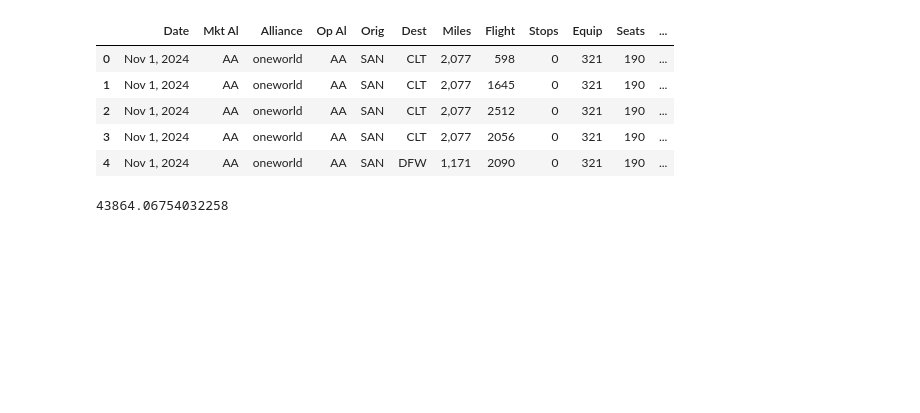
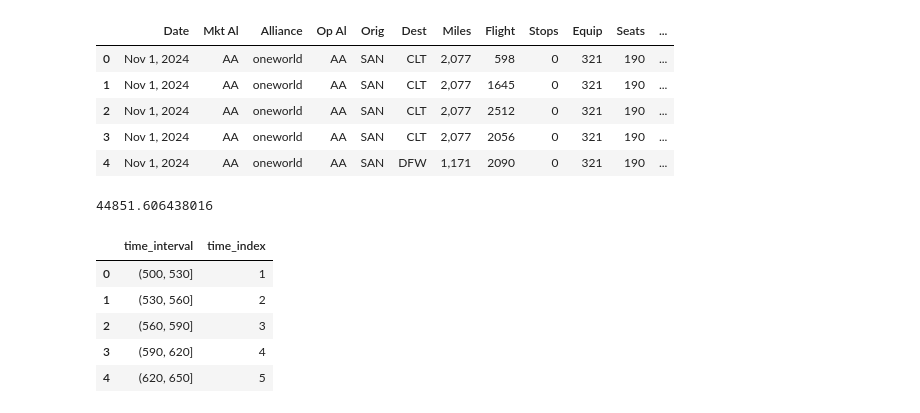
Before and after one commit to wsp-sag/Survey_Airport, a Jupyter notebook: notebooks/09-flight-time-of-day-comparisons.ipynb, the cells around one changed output. Drawn from its saved outputs; the diff is of its cells as text; code cells hidden in the pictures; blank space fills up the shorter version.

```diff
--- a/notebooks/09-flight-time-of-day-comparisons.ipynb
+++ b/notebooks/09-flight-time-of-day-comparisons.ipynb
@@ -59,9 +59,32 @@ departures_df.head()
 | 4 | Nov 1, 2024 | AA | oneworld | AA | SAN | DFW | 1,171 | 2090 | 0 | 321 | 190 | ... |
 # %%
 departures_df["binned_departure"] = pd.cut(departures_df["Dep Time"], bins=bin_edges, include_lowest=False)
-departures_summed_df = departures_df.groupby(["binned_departure", "Date"], observed=True)["Seats"].sum().reset_index()
-departures_mean_df = departures_summed_df.groupby(["binned_departure"], observed=True)["Seats"].mean().reset_index()
-departures_mean_df.columns = ["time_interval", "observed_mean_departure_seats"]
+departures_summed_df = departures_df.groupby(["binned_departure", "Date", "Dep Term"], observed=True)["Seats"].sum().reset_index()
+departures_mean_df = departures_summed_df.groupby(["binned_departure", "Dep Term"], observed=True)["Seats"].mean().reset_index()
+departures_mean_df.columns = ["time_interval", "terminal", "observed_mean_departure_seats"]
 sum(departures_mean_df["observed_mean_departure_seats"])
 # %% [output]
-43864.06754032258
+44851.606438016
+# %%
+start_time = 500
+interval_duration = 30
+intervals = []
+for i in range(48):
+    start = start_time + i * interval_duration
+    end = start + interval_duration
+    intervals.append((start, end))
+
+interval_index = pd.IntervalIndex.from_tuples(intervals, closed='right')
+
+time_index_map_df = pd.DataFrame(interval_index, columns=["time_interval"])
+
+# add a column with the index values
+time_index_map_df["time_index"] = range(1, 49)
+time_index_map_df.head()
+# %% [output]
+|  | time_interval | time_index |
+| 0 | (500, 530] | 1 |
+| 1 | (530, 560] | 2 |
+| 2 | (560, 590] | 3 |
+| 3 | (590, 620] | 4 |
+| 4 | (620, 650] | 5 |
```
Also changed, not shown: parts of 6 cells of this notebook, 6 other files.
